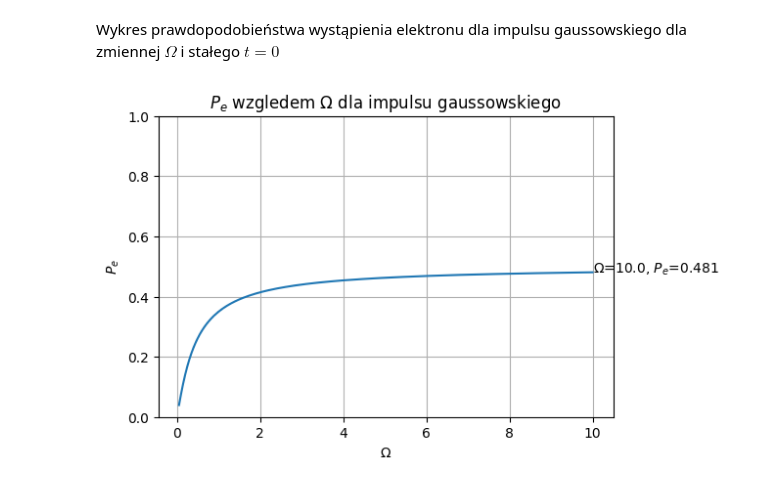
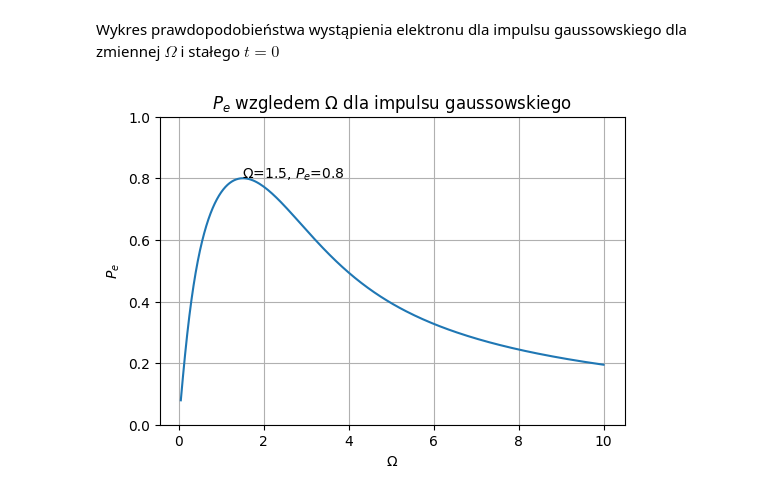
Before and after one commit to Kubabob/pracownia_rotacyjna, a Jupyter notebook: impulsy.ipynb, the cells around one changed output. Drawn from its saved outputs; the diff is of its cells as text; code cells hidden in the pictures.

```diff
--- a/impulsy.ipynb
+++ b/impulsy.ipynb
@@ -346,11 +346,12 @@ Pe_omega_im_malejacy()
 t_space = np.arange(-3,5.1,0.1)
 
 def G(s, gamma, omega):
-    y = ((omega**2)/(2*np.pi))**(1/2) * np.e**((-(omega**2 * s**2))/2)
+    #y = ((omega**2)/(2*np.pi))**(1/2) * np.e**((-(omega**2 * s**2))/2)
+    y = ((omega**2)/(2*np.pi))**(1/4) * np.e**(-((omega**2)/4 * s**2))
     return np.e**((gamma*s)/2) * y
 
 def P_e(t, gamma, omega):
-    return gamma*np.e**(-gamma*t)*quad(lambda s: G(s, gamma, omega), -np.inf, t)[0]
+    return gamma*np.e**(-gamma*t)*(quad(lambda s: G(s, gamma, omega), -np.inf, t)[0])**2
 
 def Pe_im_gauss(omega_list: list):
     plt.figure(figsize=(6,4))
@@ -390,7 +391,7 @@ def entropia_im_gauss(omega_list):
     plt.title('Entropia dla impulsu gaussowskiego')
     plt.show()
 
-Pe_im_gauss([1, 2, 4, 8])
+Pe_im_gauss([1.5, 4, 8])
 
-entropia_im_gauss([1, 2, 4, 8])
+entropia_im_gauss([1.5, 4, 8])
 # %% [output]
@@ -401,30 +402,30 @@ Wykres prawdopodobieństwa wystąpienia elektronu dla impulsu gaussowskiego dla
 # %%
 omega_space = np.arange(0.05, 10.05,0.05)
 
 def G(s, gamma, omega):
-    y = ((omega**2)/(2*np.pi))**(1/2) * np.e**((-(omega**2 * s**2))/2)
+    y = ((omega**2)/(2*np.pi))**(1/4) * np.e**(-((omega**2)/4 * s**2))
     return np.e**((gamma*s)/2) * y
 
 def P_e(t, gamma, omega):
-    return gamma*np.e**(-gamma*t)*quad(lambda s: G(s, gamma, omega), -np.inf, t)[0]
+    return gamma*np.e**(-gamma*t)*(quad(lambda s: G(s, gamma, omega), -np.inf, t)[0])**2
 
 def Pe_omega_im_gauss():
     plt.figure(figsize=(6,4))
     P_e_space = []
     for omega in omega_space:
-        P_e_space.append(P_e(0, 1, omega))
+        P_e_space.append(P_e(0.95, 1, omega))
     P_e_space = np.array(P_e_space)
     tmax=omega_space[np.argmax(P_e_space)]
     ymax=P_e_space.max()
     plt.plot(omega_space, P_e_space)
     plt.ylim(0,1)
     plt.annotate(r'$\Omega$={}, $P_e$={}'.format(round(tmax,3), round(ymax,3)), xy=(tmax,ymax))
     plt.title('$P_e$ wzgledem $\Omega$ dla impulsu gaussowskiego')
     plt.xlabel('$\Omega$')
     plt.ylabel('$P_e$')
     plt.grid()
     plt.show()
 
 Pe_omega_im_gauss()
 # %% [output]
-[figure, old version]
+[figure, new version]
```
Also changed, not shown: parts of 4 cells of this notebook.
